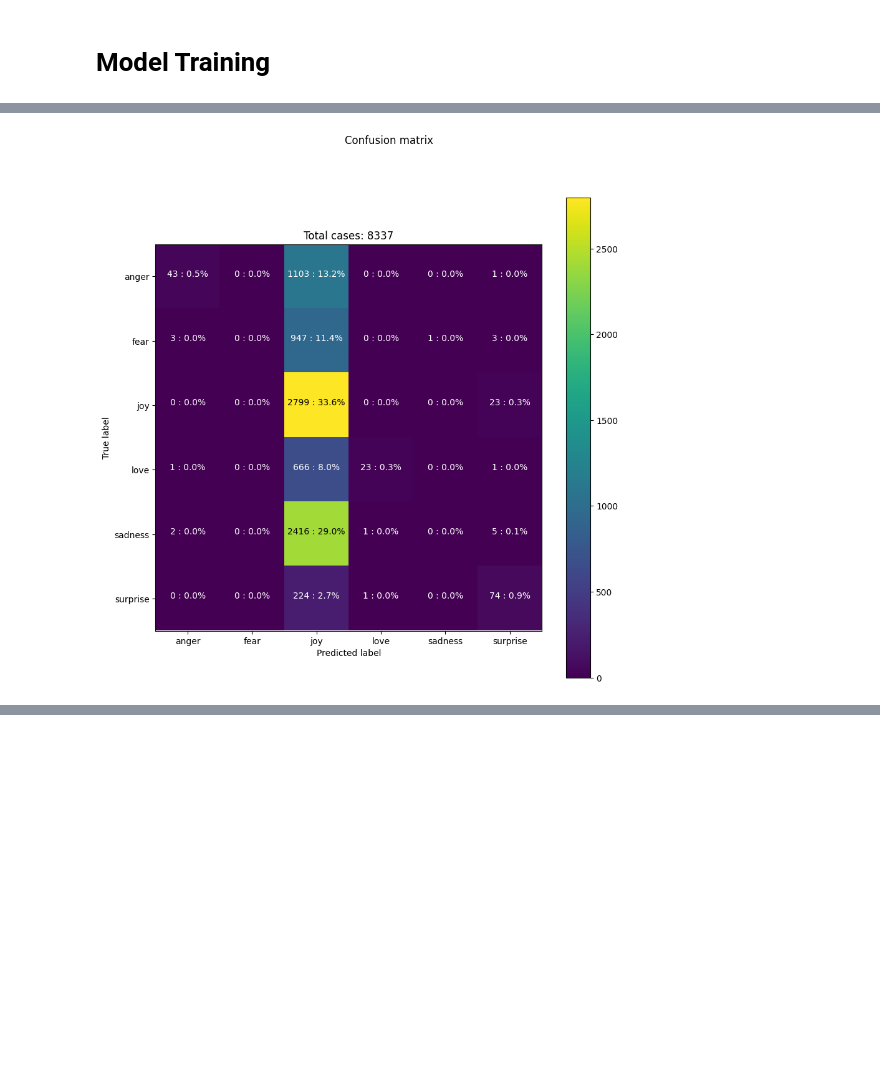
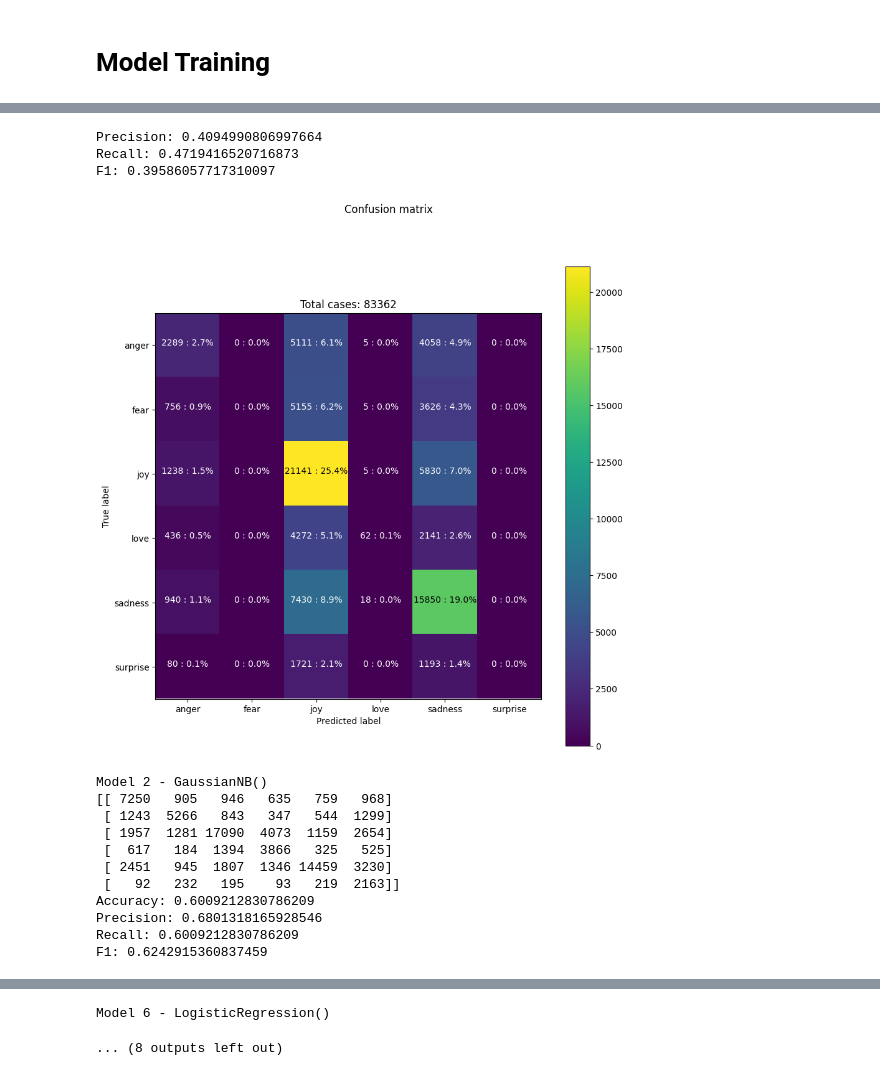
Before and after one commit to m21ark/pln, a Jupyter notebook: 4_models.ipynb, the cells around one changed output, grey strips where cells are left out. Cells and saved outputs as stored; diff of their text form; code cells hidden in the pictures; blank space fills up the shorter version.

```diff
--- a/4_models.ipynb
+++ b/4_models.ipynb
@@ -102,10 +72,10 @@ models = [
     lambda: DecisionTreeClassifier(max_depth=5, min_samples_split=2, random_state=42),
     lambda: GaussianNB(),
     lambda: KNeighborsClassifier(n_neighbors=15, weights='uniform'),
-    lambda: GradientBoostingClassifier(n_estimators=100, learning_rate=0.01, max_depth=3, random_state=42),
+    # lambda: GradientBoostingClassifier(n_estimators=100, learning_rate=0.01, max_depth=3, random_state=42),
     lambda: RandomForestClassifier(n_estimators=100, random_state=42),
     lambda: MLPClassifier(hidden_layer_sizes=(100, 50), max_iter=1000, random_state=42), # Neural Network
-    lambda: SVC(C=0.1, kernel='linear', probability=True), # Support Vector Machine
+    # lambda: SVC(C=0.1, kernel='linear', probability=True), # Support Vector Machine
     lambda: LogisticRegression(penalty='l2'), # Linear Model with overfitting avoidance
     lambda: LinearSVC(penalty='l2'), # Linear Model with overfitting avoidance
 
@@ -115,9 +85,13 @@ models = [
 # %% [markdown]
 # Model Training
 # %%
-# df = pd.read_pickle('data/reps/2_bow.pkl')
-# df = pd.read_pickle('data/reps/6_embeddings_original.pkl')
-df = pd.read_pickle('data/reps/8_embeddings_fasttext.pkl')
+# Choose one of the following representations
+# df = pd.read_pickle('data/reps/1_bow.pkl')
+# df = pd.read_pickle('data/reps/2_one_hot.pkl')
+# df = pd.read_pickle('data/reps/3_tf_idf.pkl')
+df = pd.read_pickle('data/reps/4_embeddings_original.pkl')
+# df = pd.read_pickle('data/reps/5_embeddings_twitter.pkl')
+# df = pd.read_pickle('data/reps/6_embeddings_fasttext.pkl')
 df = df.reset_index(drop=True)
 
 df.head()
@@ -159,9 +154,8 @@ y = df['emotions']
 # Split data into training and testing sets
 X_train, X_test, y_train, y_test = train_test_split(x, y, test_size=0.2, stratify=y)
 
-# Initialize SVM model
-# model = MLPClassifier(hidden_layer_sizes=(100, 50), max_iter=1000, random_state=42)
-model = models[4]()
+# Initialize model
+model = MLPClassifier(hidden_layer_sizes=(100, 100), max_iter=1000, activation='relu', solver='sgd', alpha=0.0001, random_state=42)
 
 # Train the model
 model.fit(X_train, y_train)
@@ -192,37 +186,27 @@ F1: 0.3563117651617581
 # %%
-df = pd.read_pickle('data/reps/2_bow.pkl')
-# df = pd.read_pickle('data/reps/5_embeddings_original.pkl')
-# df = pd.read_pickle('data/reps/6_embeddings_fasttext.pkl')
-df = df.reset_index(drop=True)
-
-df.head()
-
-df_features = pd.DataFrame(df['text'].values.tolist())
-df = pd.concat([df_features, df['emotions']], axis=1)
-
-
+# Running all models
 x = df.drop('emotions', axis=1).values
 y = df['emotions']
 
 # Split data into training and testing sets
 X_train, X_test, y_train, y_test = train_test_split(x, y, test_size=0.2, stratify=y)
 
-# Initialize SVM model
-# model = MLPClassifier(hidden_layer_sizes=(100, 50), max_iter=1000, random_state=42)
-model = models[1]()
+for i in range(1, len(models)):
+    print(f"Model {i} - {models[i]()}")
+    model = models[i]()
 
-# Train the model
-model.fit(X_train, y_train)
+    # Train the model
+    model.fit(X_train, y_train)
 
-# Make predictions
-y_pred = model.predict(X_test)
+    # Make predictions
+    y_pred = model.predict(X_test)
 
-# Evaluate the model
-evaluate(y_test, y_pred)
+    # Evaluate the model
+    evaluate(y_test, y_pred)
 
-# Compute confusion matrix
-cm = confusion_matrix(y_test, y_pred)
+    # Compute confusion matrix
+    cm = confusion_matrix(y_test, y_pred)
 
-# Show confusion matrix
-show_cm(cm, y.unique())
+    # Show confusion matrix
+    show_cm(cm, y.unique())
 # %% [output]
@@ -239 +221,15 @@ F1: 0.20091353062987047
+Precision: 0.4094990806997664
+Recall: 0.4719416520716873
+F1: 0.39586057717310097
-[figure, old version]
+[figure, new version]
+Model 2 - GaussianNB()
+[[ 7250   905   946   635   759   968]
+ [ 1243  5266   843   347   544  1299]
+ [ 1957  1281 17090  4073  1159  2654]
+ [  617   184  1394  3866   325   525]
+ [ 2451   945  1807  1346 14459  3230]
+ [   92   232   195    93   219  2163]]
+Accuracy: 0.6009212830786209
+Precision: 0.6801318165928546
+Recall: 0.6009212830786209
+F1: 0.6242915360837459
@@ -239,0 +273,2 @@ F1: 0.20091353062987047
+Model 6 - LogisticRegression()
+... (8 outputs left out)
```
Also changed, not shown: parts of 11 cells of this notebook, 5 other files.
